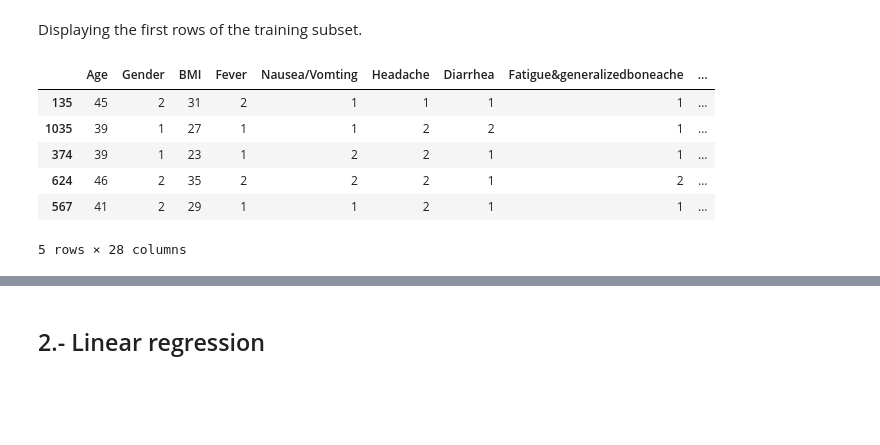
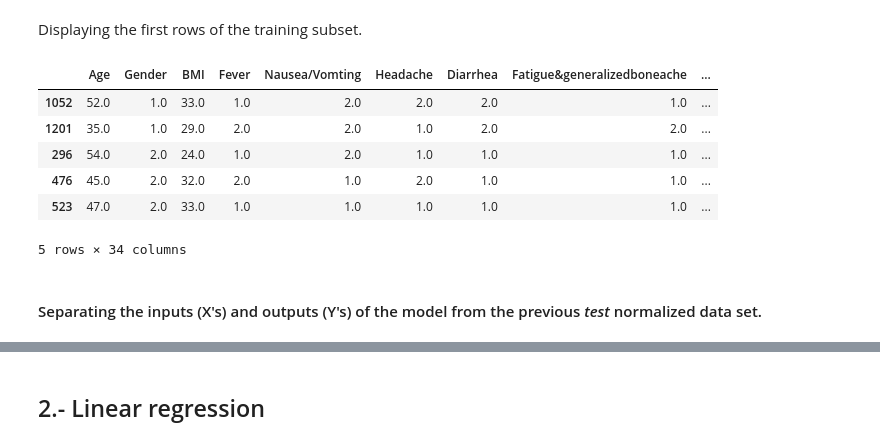
Before and after one commit to paolaparadas29/ProjectAI, a Jupyter notebook: Project_Unit1.ipynb, the cells around one changed output, grey strips where cells are left out. Cells and saved outputs as stored; diff of their text form; code cells hidden in the pictures; blank space fills up the shorter version.

```diff
--- a/Project_Unit1.ipynb
+++ b/Project_Unit1.ipynb
@@ -1189,0 +1179,14 @@ Showing the first rows of the whole dataframe.
+# %%
+# For the training set.
+
+#Since the null values are always at the bottom, the following approach to remove null values was applied.
+total_rows_train = len(X_train1.index)
+Number_null_values = X_train1.isnull().sum()
+index_train = total_rows_train - Number_null_values[0]
+X_train1 = X_train1.iloc[ 0: index_train , : ]
+
+# For the test set.
+total_rows_test = len(X_test1.index)
+Number_null_values = X_test1.isnull().sum()
+index_test = total_rows_test - Number_null_values[0]
+X_test1 = X_test1.iloc[ 0:index_test, : ]
@@ -1190,11 +1195,8 @@ Showing the first rows of the whole dataframe.
 # %%
-# Showing the first n rows.
-data.head()
-
-#Define the input and output data
+#Define the input and output data (for the training and the test set).
 #RNA12 is the dependent variable in this unit.
-data_input = data.drop(['RNA12'], axis=1) #deleting outcome, but you can keep it.
-data_output = data['RNA12']
+data_input_train = X_train1.drop(['RNA12'], axis=1)
+data_output_train = X_train1['RNA12']
 # %% [markdown]
 Showing the first rows of only the dataframe that is the input to our model.
 # %%
@@ -1225,12 +1225,17 @@ X_train, X_test, Y_train, Y_test = train_test_split(data_input, data_output, tes
+# %%
+X_train_train, X_test_train, Y_train_train, Y_test_train = train_test_split(data_input_train,
+                                                            data_output_train, test_size=0.25, random_state = 20)
 # %% [markdown]
 Displaying the first rows of the training subset.
 # %%
-X_train.head()
+X_train_train.head()
 # %% [output]
 |  | Age | Gender | BMI | Fever | Nausea/Vomting | Headache | Diarrhea | Fatigue&generalizedboneache | ... |
-| 135 | 45 | 2 | 31 | 2 | 1 | 1 | 1 | 1 | ... |
-| 1035 | 39 | 1 | 27 | 1 | 1 | 2 | 2 | 1 | ... |
-| 374 | 39 | 1 | 23 | 1 | 2 | 2 | 1 | 1 | ... |
-| 624 | 46 | 2 | 35 | 2 | 2 | 2 | 1 | 2 | ... |
-| 567 | 41 | 2 | 29 | 1 | 1 | 2 | 1 | 1 | ... |
+| 1052 | 52.0 | 1.0 | 33.0 | 1.0 | 2.0 | 2.0 | 2.0 | 1.0 | ... |
+| 1201 | 35.0 | 1.0 | 29.0 | 2.0 | 2.0 | 1.0 | 2.0 | 2.0 | ... |
+| 296 | 54.0 | 2.0 | 24.0 | 1.0 | 2.0 | 1.0 | 1.0 | 1.0 | ... |
+| 476 | 45.0 | 2.0 | 32.0 | 2.0 | 1.0 | 2.0 | 1.0 | 1.0 | ... |
+| 523 | 47.0 | 2.0 | 33.0 | 1.0 | 1.0 | 1.0 | 1.0 | 1.0 | ... |
-5 rows × 28 columns
+5 rows × 34 columns
+# %% [markdown]
+#### Separating the inputs (X's) and outputs (Y's) of the model from the previous *test* normalized data set.
```
Also changed, not shown: parts of 66 cells of this notebook.
